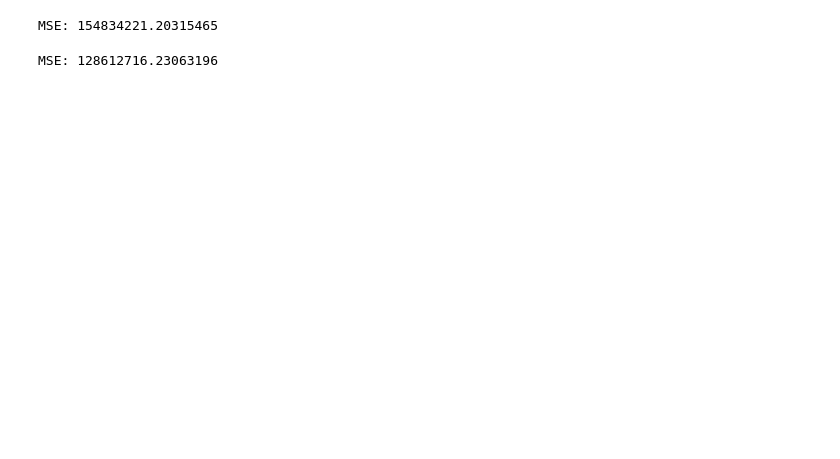
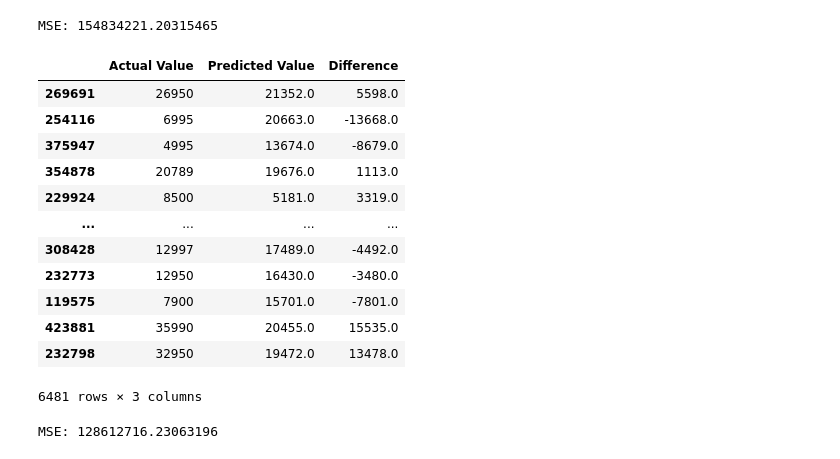
Before and after one commit to hemantborse/Practical-Application---Car-Pricing, a Jupyter notebook: Car_price.ipynb, the cells around one changed output. Cells and saved outputs as stored; diff of their text form; code cells hidden in the pictures; blank space fills up the shorter version.

```diff
--- a/Car_price.ipynb
+++ b/Car_price.ipynb
@@ -276,6 +293,23 @@ y_pred=linreg.predict(X_test)
 print('MSE:',mean_squared_error(y_test,y_pred))
 # %% [output]
 MSE: 154834221.20315465
+# %%
+pred_df=pd.DataFrame({'Actual Value':y_test,'Predicted Value':np.round(y_pred),'Difference':np.round(y_test-y_pred)})
+pred_df
+# %% [output]
+|  | Actual Value | Predicted Value | Difference |
+| 269691 | 26950 | 21352.0 | 5598.0 |
+| 254116 | 6995 | 20663.0 | -13668.0 |
+| 375947 | 4995 | 13674.0 | -8679.0 |
+| 354878 | 20789 | 19676.0 | 1113.0 |
+| 229924 | 8500 | 5181.0 | 3319.0 |
+| ... | ... | ... | ... |
+| 308428 | 12997 | 17489.0 | -4492.0 |
+| 232773 | 12950 | 16430.0 | -3480.0 |
+| 119575 | 7900 | 15701.0 | -7801.0 |
+| 423881 | 35990 | 20455.0 | 15535.0 |
+| 232798 | 32950 | 19472.0 | 13478.0 |
+6481 rows × 3 columns
 # %%
 #Liner Regression year,odometer,cylinders and price
 X=auto_no_all_zero_rows[['year','odometer','cylinders']]
```
Also changed, not shown: parts of 4 cells of this notebook.
